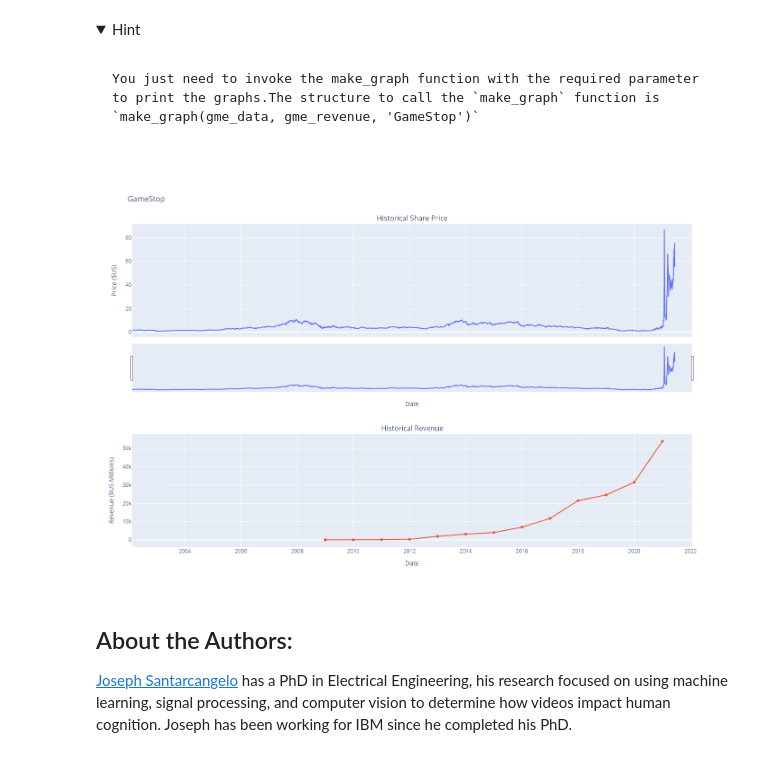
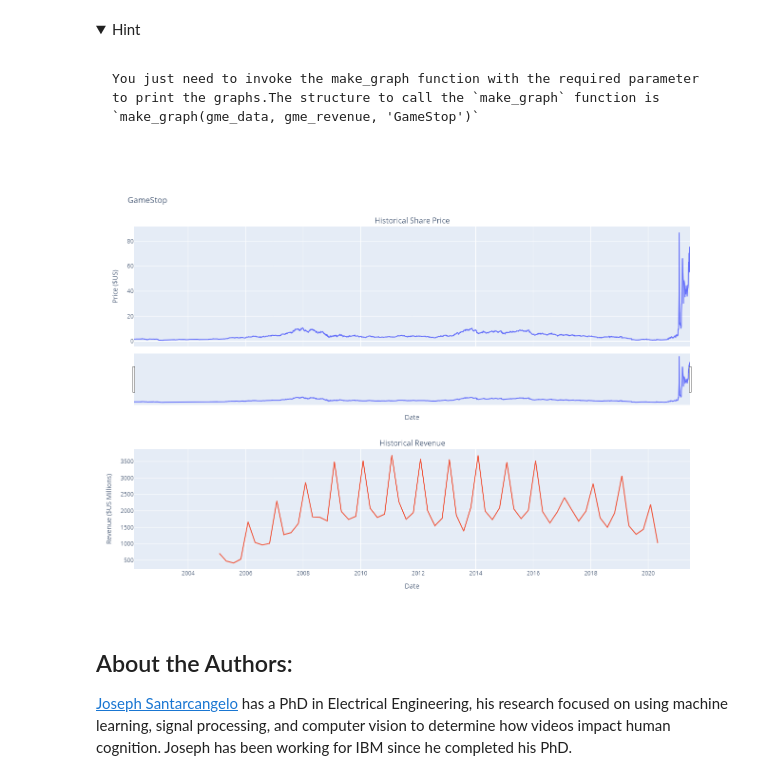
Before and after one commit to giganticvis/IBMDSPC, a Jupyter notebook: Final Assignment.ipynb, the cells around one changed output. Cells and saved outputs as stored; diff of their text form; code cells hidden in the pictures; folded sections open.

````diff
--- a/Final Assignment.ipynb
+++ b/Final Assignment.ipynb
@@ -215,11 +227,12 @@ gme_data.head()
 Use the `requests` library to download the webpage https://cf-courses-data.s3.us.cloud-object-storage.appdomain.cloud/IBMDeveloperSkillsNetwork-PY0220EN-SkillsNetwork/labs/project/stock.html. Save the text of the response as a variable named `html_data_2`.
 # %%
 url = "https://cf-courses-data.s3.us.cloud-object-storage.appdomain.cloud/IBMDeveloperSkillsNetwork-PY0220EN-SkillsNetwork/labs/project/stock.html"
-html_data2  = requests.get(url).text
+html_data1  = requests.get(url)
+html_data2 = html_data1.text
 # %% [markdown]
 Parse the html data using `beautiful_soup` using parser i.e `html5lib` or `html.parser`.
 # %%
-beautiful_soup = BeautifulSoup(html_data, 'html.parser')
+beautiful_soup = BeautifulSoup(html_data2, 'html.parser')
 # %% [markdown]
 Using `BeautifulSoup` or the `read_html` function extract the table with `GameStop Revenue` and store it into a dataframe named `gme_revenue`. The dataframe should have columns `Date` and `Revenue`. Make sure the comma and dollar sign is removed from the `Revenue` column.
 # %% [markdown]
@@ -239,16 +252,26 @@ If you want to use the read_html function the table is located at index 1
 ```
 
 </details>
-# %%
-gme_revenue = pd.DataFrame(columns=["Date", "Revenue"])
-for row in beautiful_soup.find("tbody").find_all('tr'):
-    col = row.find_all("td")
-    date = col[0].text
-    Gamestop_Revenue = col[1].text
-
-    # Finally we append the data of each row to the table
-    gme_revenue = pd.concat([gme_revenue,pd.DataFrame({"Date":[date], "Revenue":[Gamestop_Revenue]})], ignore_index=True)
-gme_revenue["Revenue"] = gme_revenue['Revenue'].str.replace(',|\$',"")
+# %%
+gme_revenue = pd.DataFrame(columns=["Date", "Revenue"])
+
+tables = beautiful_soup.find_all('table')
+
+for table in tables:
+    if "GameStop Quarterly Revenue" in table.text:
+        rows = table.find_all('tr')
+
+        for row in rows:
+            cols = row.find_all('td')
+            if len(cols) >= 2:  # Ensure there are at least 2 columns (Date and Revenue)
+                date = cols[0].text.strip()
+                revenue = cols[1].text.strip()
+
+                if date and revenue:  # Check if both date and revenue are non-empty
+                    new_data = pd.DataFrame({"Date": [date], "Revenue": [revenue]})
+                    gme_revenue = pd.concat([gme_revenue, new_data], ignore_index=True)
+
+gme_revenue['Revenue'] = gme_revenue['Revenue'].str.replace(r'[,\$]', '', regex=True).astype(int)
 # %% [markdown]
 Display the last five rows of the `gme_revenue` dataframe using the `tail` function. Take a screenshot of the results.
 # %%
@@ -295,11 +317,11 @@ You just need to invoke the make_graph function with the required parameter to p
 
 </details>
 # %%
-gme_revenue['Revenue'] = gme_revenue['Revenue'].str.replace(',|\$', "")
+
 
 make_graph(gme_data, gme_revenue, 'GameStop')
 # %% [output]
-[figure, old version]
+[figure, new version]
 # %% [markdown]
 <h2>About the Authors:</h2>
 
````
Also changed, not shown: parts of 11 cells of this notebook.
